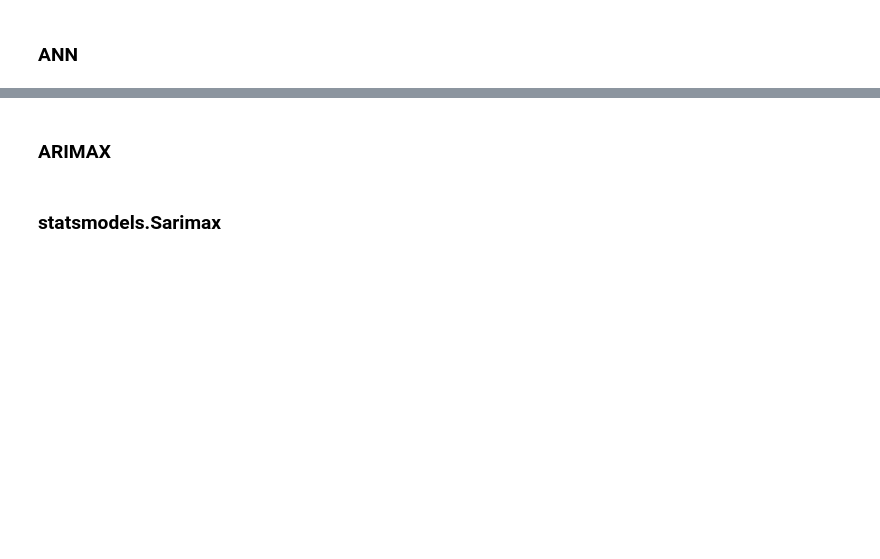
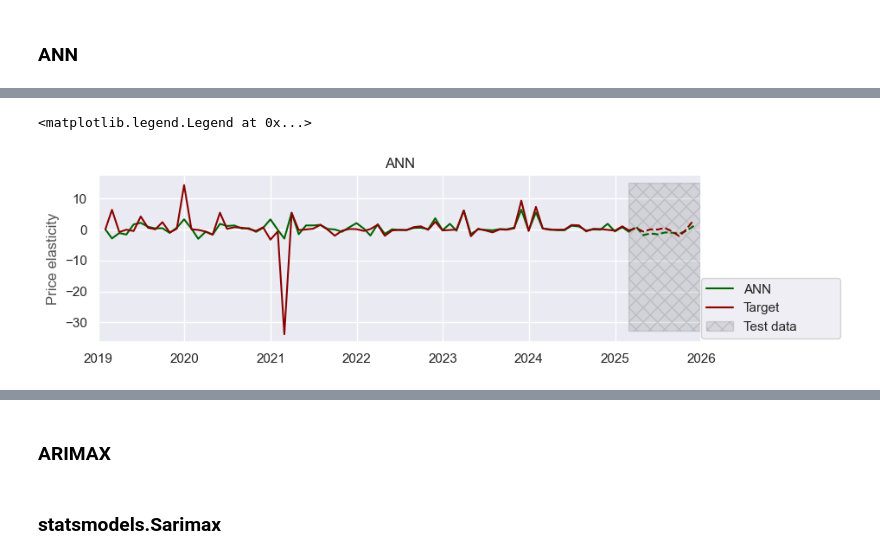
Before and after one commit to salimaabdalla/dpp_projekt_2026, a Jupyter notebook: notebooks/09_models_shareprices_stepwise.ipynb, the cells around one changed output, grey strips where cells are left out. Drawn from its saved outputs; the diff is of its cells as text; code cells hidden in the pictures; blank space fills up the shorter version.

```diff
--- a/notebooks/09_models_shareprices_stepwise.ipynb
+++ b/notebooks/09_models_shareprices_stepwise.ipynb
@@ -278,3 +324,13 @@ def preprocessing(df, dict_lag, number_train, target_name):
+# %%
+def predict_train_set(model, features_train_preprocessed: DataFrame, target_train) -> DataFrame:
+    predictions_train, mse_train = predict_and_calculate_mse(model, features_train_preprocessed, target_train)
+    print('MSE on Train set: ', mse_train)
+    return predictions_train, mse_train
+
+def predict_test_set(model, features_test_preprocessed: DataFrame, target_test) -> DataFrame:
+    predictions_test, mse_test = predict_and_calculate_mse(model, features_test_preprocessed, target_test)
+    print('MSE on Test set: ', mse_test)
+    return predictions_test, mse_test
 # %%
 def train_model_combination(df, dict_lag, model_start, model_middle, model_end, number_train, target_name, name='Model', model_simple=0):
     # Train Test split
@@ -358,3 +358,11 @@ def train_model_combination(df, dict_lag, model_start, model_middle, model_end,
+# %%
+def calculate_mse(predict_typ, target_test, model, features_test_preprocessed) -> float:
+    if predict_typ == 'stat':
+        return mean_squared_error(target_test.values.tolist(), model.get_forecast(steps=len(target_test), exog = features_test_preprocessed).predicted_mean)
+    elif predict_typ == 'normal':
+        return mean_squared_error(target_test.values.tolist(), model.predict(features_test_preprocessed).prediction_combined)
+    else:
+        return mean_squared_error(target_test.values.tolist(), model.predict(features_test_preprocessed))
 # %%
 def feature_importance(model, pipeline, df, dict_lag, number_train, target_name, predict_typ='normal'):
     """Calculate the importance of so features from the dataset and the engineered features and plot them.
@@ -445,7 +418,7 @@ def feature_importance(model, pipeline, df, dict_lag, number_train, target_name,
 # %%
 def load_data(name, number_train=74, incl_shares=True):
     if incl_shares == True:
-        shares = ['Ferrero', 'LindtSpruengli', 'Mondelez']
+        shares = SHARES
     else:
         shares = []
 
@@ -749,15 +1022,2 @@ results_combined, results_start, results_end = run_both_models(name, df, dict_la
 # %% [markdown]
 ### Random Forest
-# %%
-# Grid search for n_estimators in random forest
-for n_1 in range(1,10):
-    for n_2 in range(1,10):
-        for n_3 in range(1,10):
-
-
-            model_start = RandomForestRegressor(n_estimators=n_1, max_depth=5, random_state=42)
-            model_middle = RandomForestRegressor(n_estimators=n_2, max_depth=5, random_state=42)
-            model_end = RandomForestRegressor(n_estimators=n_3, max_depth=5, random_state=42)
-
-            name = 'Random Forest Regressor Boosting' + str(n_1) + str(n_2) + str(n_3)
-            results_combined = run_both_models(name, df, dict_lag, model_start, model_middle, model_end, number_train, target_name, results_combined)
@@ -871,8 +1272,11 @@ laenge = ylim_max - ylim_min
 laenge_neu = laenge* 0.9
 laenge_neu2 = laenge_neu
 xmax = ax.get_xlim()[1]
-ax.fill_betweenx([laenge_neu2 * ylim_min / laenge , laenge_neu2 * ylim_max / laenge], pd.to_datetime('2025-02-28'), xmax, alpha=0.1, color='black', hatch='xx', label='Train data')
+ax.fill_betweenx([laenge_neu2 * ylim_min / laenge , laenge_neu2 * ylim_max / laenge], pd.to_datetime('2025-02-28'), xmax, alpha=0.1, color='black', hatch='xx', label='Test data')
 ax.set_xlim([pd.to_datetime('2019-01-01'), pd.to_datetime('2026-01-01') ])
 ax.set_ylabel('Price elasticity', alpha=0.8)
 ax.set_title('ANN')
-ax.legend()
+#ax.legend()
+ax.legend(bbox_to_anchor=(1., 0.02, .23, .702), loc='lower left',
+                      ncols=1, mode="expand", borderaxespad=0.)
+# %% [output]
@@ -879,3 +1287,5 @@ ax.legend()
+<matplotlib.legend.Legend at 0x...>
+[figure, added]
 # %%
 results_FI_start, results_FI_end = feature_importance(model_an, pipeline_ann, df, dict_lag,number_train, target_name, predict_typ='ann')
 results_FI_start.loc[0, 'Model'] = 'ANN'
```
Also changed, not shown: parts of 35 cells of this notebook, 1 other file.
